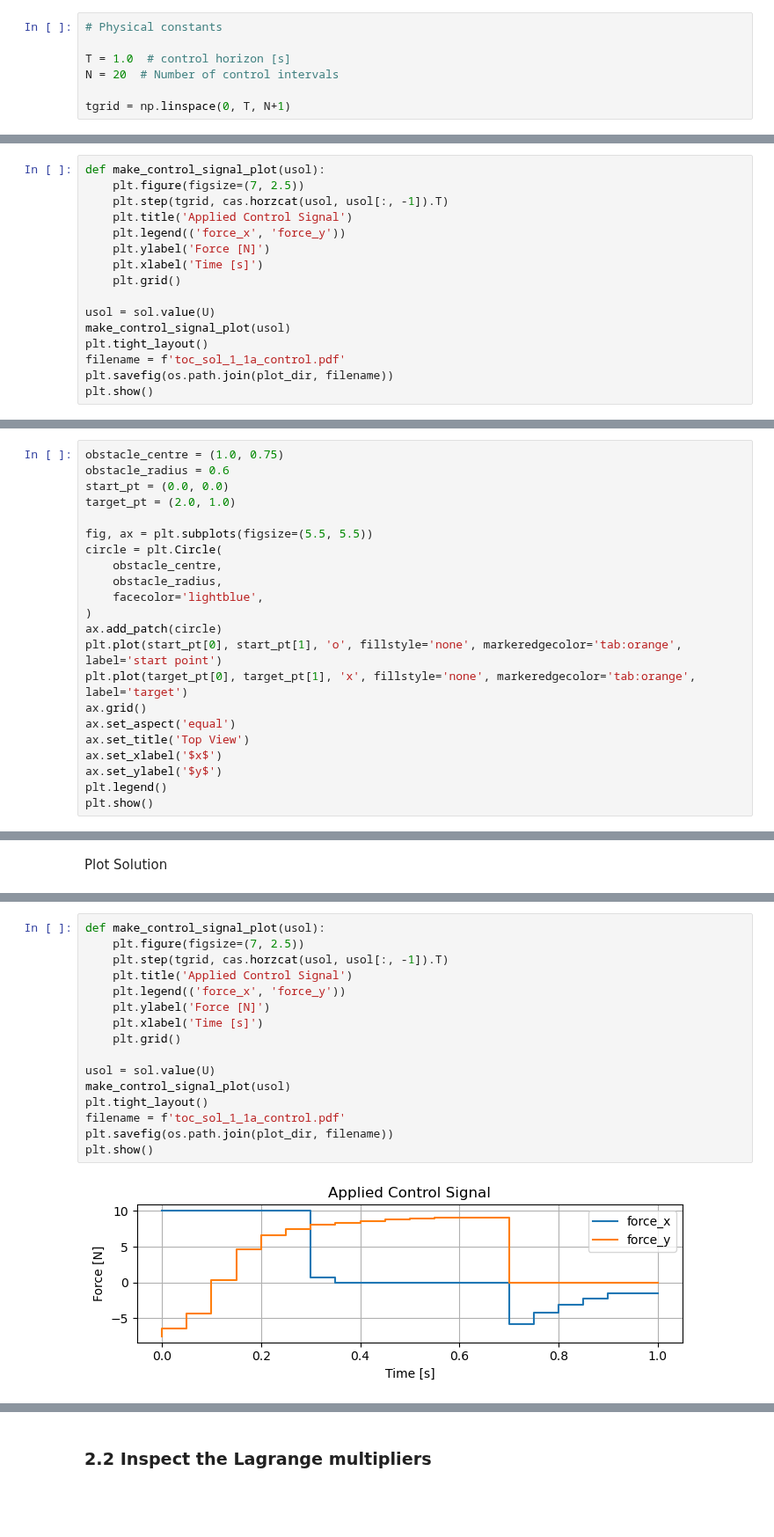
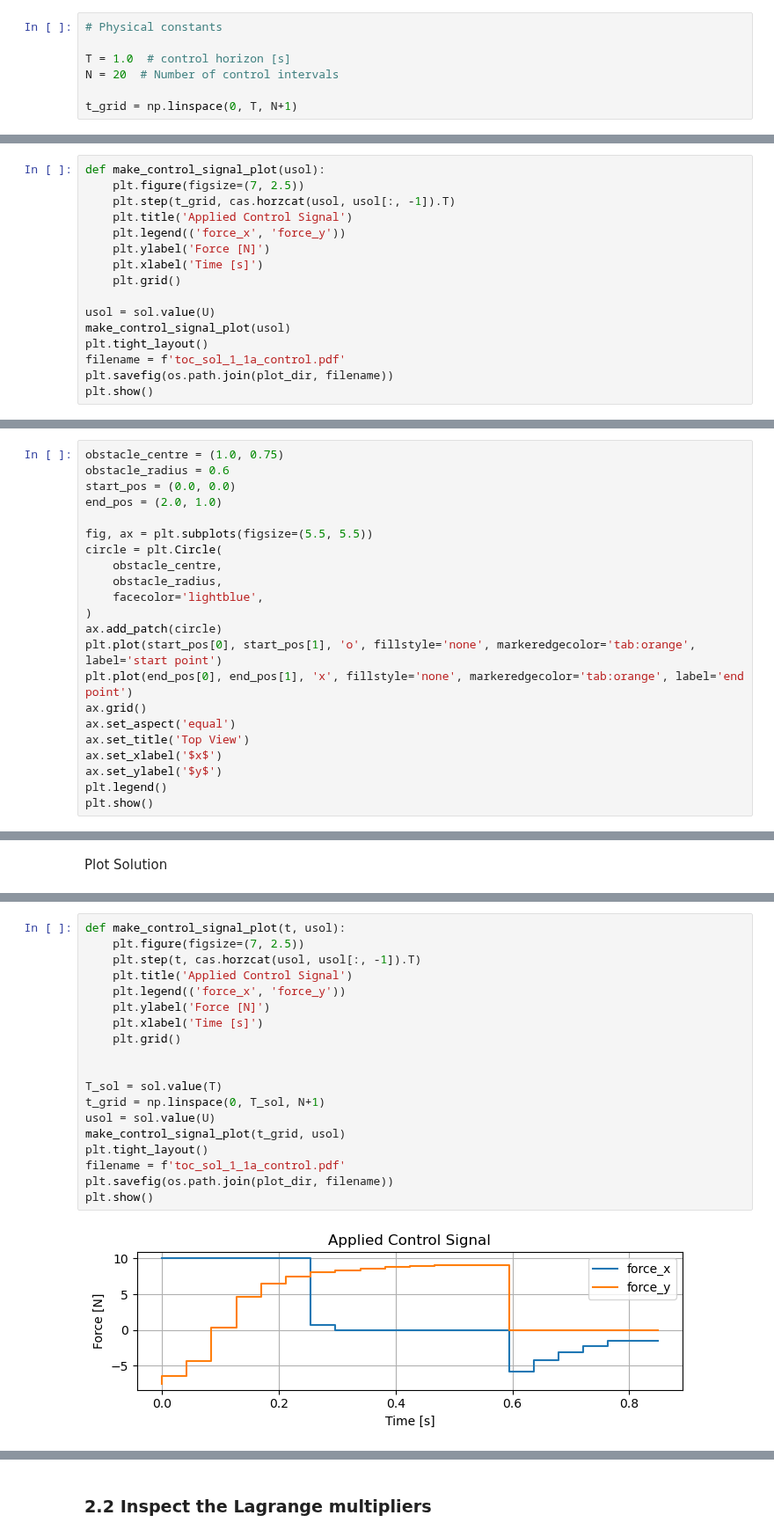
Before and after one commit to billtubbs/casadi-examples, a Jupyter notebook: 09-Time-Optimal-Control.ipynb, the cells around one changed output, grey strips where cells are left out. Shown at 88% size. Saved outputs shown, nothing was run; the diff lists cells and outputs as text; blank space fills up the shorter version.

```diff
--- a/09-Time-Optimal-Control.ipynb
+++ b/09-Time-Optimal-Control.ipynb
@@ -26,7 +26,7 @@ if not os.path.exists(plot_dir):
 T = 1.0  # control horizon [s]
 N = 20  # Number of control intervals
 
-tgrid = np.linspace(0, T, N+1)
+t_grid = np.linspace(0, T, N+1)
 # %% [markdown]
 ### Define continuous-time system
 
@@ -183,7 +183,7 @@ plt.show()
 # %%
 def make_control_signal_plot(usol):
     plt.figure(figsize=(7, 2.5))
-    plt.step(tgrid, cas.horzcat(usol, usol[:, -1]).T)
+    plt.step(t_grid, cas.horzcat(usol, usol[:, -1]).T)
     plt.title('Applied Control Signal')
     plt.legend(('force_x', 'force_y'))
     plt.ylabel('Force [N]')
@@ -822,8 +822,8 @@ Circle centered around (1; 0:75) with a radius of 0:6.
 # %%
 obstacle_centre = (1.0, 0.75)
 obstacle_radius = 0.6
-start_pt = (0.0, 0.0)
-target_pt = (2.0, 1.0)
+start_pos = (0.0, 0.0)
+end_pos = (2.0, 1.0)
 
 fig, ax = plt.subplots(figsize=(5.5, 5.5))
 circle = plt.Circle(
@@ -832,8 +832,8 @@ circle = plt.Circle(
     facecolor='lightblue',
 )
 ax.add_patch(circle)
-plt.plot(start_pt[0], start_pt[1], 'o', fillstyle='none', markeredgecolor='tab:orange', label='start point')
-plt.plot(target_pt[0], target_pt[1], 'x', fillstyle='none', markeredgecolor='tab:orange', label='target')
+plt.plot(start_pos[0], start_pos[1], 'o', fillstyle='none', markeredgecolor='tab:orange', label='start point')
+plt.plot(end_pos[0], end_pos[1], 'x', fillstyle='none', markeredgecolor='tab:orange', label='end point')
 ax.grid()
 ax.set_aspect('equal')
 ax.set_title('Top View')
@@ -975,21 +1014,24 @@ plt.show()
 # %%
-def make_control_signal_plot(usol):
+def make_control_signal_plot(t, usol):
     plt.figure(figsize=(7, 2.5))
-    plt.step(tgrid, cas.horzcat(usol, usol[:, -1]).T)
+    plt.step(t, cas.horzcat(usol, usol[:, -1]).T)
     plt.title('Applied Control Signal')
     plt.legend(('force_x', 'force_y'))
     plt.ylabel('Force [N]')
     plt.xlabel('Time [s]')
     plt.grid()
 
+
+T_sol = sol.value(T)
+t_grid = np.linspace(0, T_sol, N+1)
 usol = sol.value(U)
-make_control_signal_plot(usol)
+make_control_signal_plot(t_grid, usol)
 plt.tight_layout()
 filename = f'toc_sol_1_1a_control.pdf'
 plt.savefig(os.path.join(plot_dir, filename))
 plt.show()
 # %% [output]
-[figure, old version]
+[figure, new version]
 # %%
 T_sol = sol.value(T)
 print(T_sol)
```
Also changed, not shown: parts of 40 cells of this notebook.
